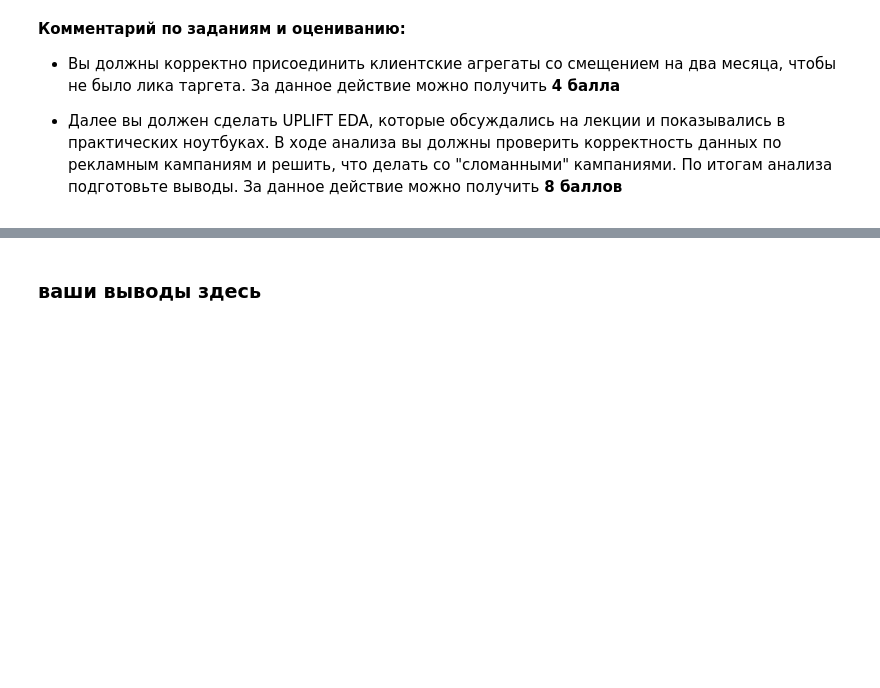
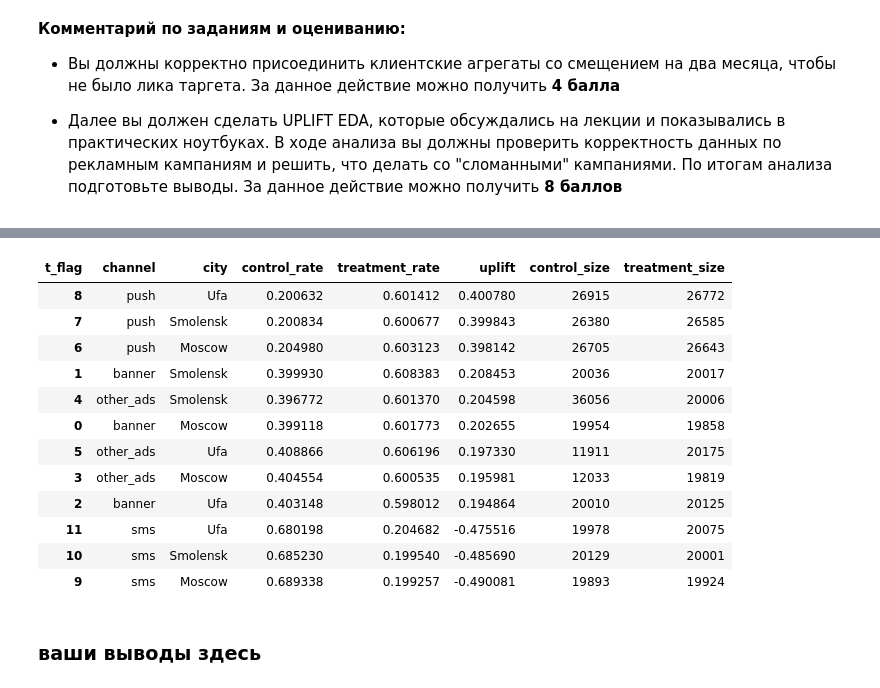
Before and after one commit to Arnak101/Arnak101.github.io, a Jupyter notebook: Hometasks/Pro/AI_HW6_uplift.ipynb, the cells around one changed output, grey strips where cells are left out. Drawn from its saved outputs; the diff is of its cells as text; code cells hidden in the pictures; blank space fills up the shorter version.

```diff
--- a/Hometasks/Pro/AI_HW6_uplift.ipynb
+++ b/Hometasks/Pro/AI_HW6_uplift.ipynb
@@ -165,0 +566,14 @@ with zipfile.ZipFile('Data.zip', 'r') as zip_ref:
+# %%
+data_full["age_bin"] = pd.cut(
+    data_full["age"],
+    bins=[0, 25, 35, 45, 55, 65, 100],
+    labels=["<=25", "26-35", "36-45", "46-55", "56-65", "65+"]
+)
+
+age_uplift = (
+    data_full.groupby(["channel", "age_bin", "t_flag"], observed=False)["target"].mean().unstack().rename(columns={0: "control_rate", 1: "treatment_rate"})
+)
+
+age_uplift["uplift"] = age_uplift["treatment_rate"] - age_uplift["control_rate"]
+
+age_uplift.reset_index().sort_values(["channel", "age_bin"])
@@ -166,2 +598,44 @@ with zipfile.ZipFile('Data.zip', 'r') as zip_ref:
+# %%
+city_uplift = (
+    data_full
+    .groupby(["channel", "city", "t_flag"])["target"]
+    .mean()
+    .unstack()
+    .rename(columns={0: "control_rate", 1: "treatment_rate"})
+)
+
+city_uplift["uplift"] = city_uplift["treatment_rate"] - city_uplift["control_rate"]
+
+city_sizes = (
+    data_full
+    .groupby(["channel", "city", "t_flag"])["user_id"]
+    .nunique()
+    .unstack()
+    .rename(columns={0: "control_size", 1: "treatment_size"})
+)
+
+city_uplift = city_uplift.merge(
+    city_sizes,
+    left_index=True,
+    right_index=True,how="left"
+).reset_index()
+
+city_uplift_filtered = city_uplift[(city_uplift["control_size"] >= 1000) & (city_uplift["treatment_size"] >= 1000)]
+
+city_uplift_filtered.sort_values("uplift", ascending=False).head(30)
+# %% [output]
+| t_flag | channel | city | control_rate | treatment_rate | uplift | control_size | treatment_size |
+| 8 | push | Ufa | 0.200632 | 0.601412 | 0.400780 | 26915 | 26772 |
+| 7 | push | Smolensk | 0.200834 | 0.600677 | 0.399843 | 26380 | 26585 |
+| 6 | push | Moscow | 0.204980 | 0.603123 | 0.398142 | 26705 | 26643 |
+| 1 | banner | Smolensk | 0.399930 | 0.608383 | 0.208453 | 20036 | 20017 |
+| 4 | other_ads | Smolensk | 0.396772 | 0.601370 | 0.204598 | 36056 | 20006 |
+| 0 | banner | Moscow | 0.399118 | 0.601773 | 0.202655 | 19954 | 19858 |
+| 5 | other_ads | Ufa | 0.408866 | 0.606196 | 0.197330 | 11911 | 20175 |
+| 3 | other_ads | Moscow | 0.404554 | 0.600535 | 0.195981 | 12033 | 19819 |
+| 2 | banner | Ufa | 0.403148 | 0.598012 | 0.194864 | 20010 | 20125 |
+| 11 | sms | Ufa | 0.680198 | 0.204682 | -0.475516 | 19978 | 20075 |
+| 10 | sms | Smolensk | 0.685230 | 0.199540 | -0.485690 | 20129 | 20001 |
+| 9 | sms | Moscow | 0.689338 | 0.199257 | -0.490081 | 19893 | 19924 |
 # %% [markdown]
 ### ваши выводы здесь
```
Also changed, not shown: parts of 34 cells of this notebook.
